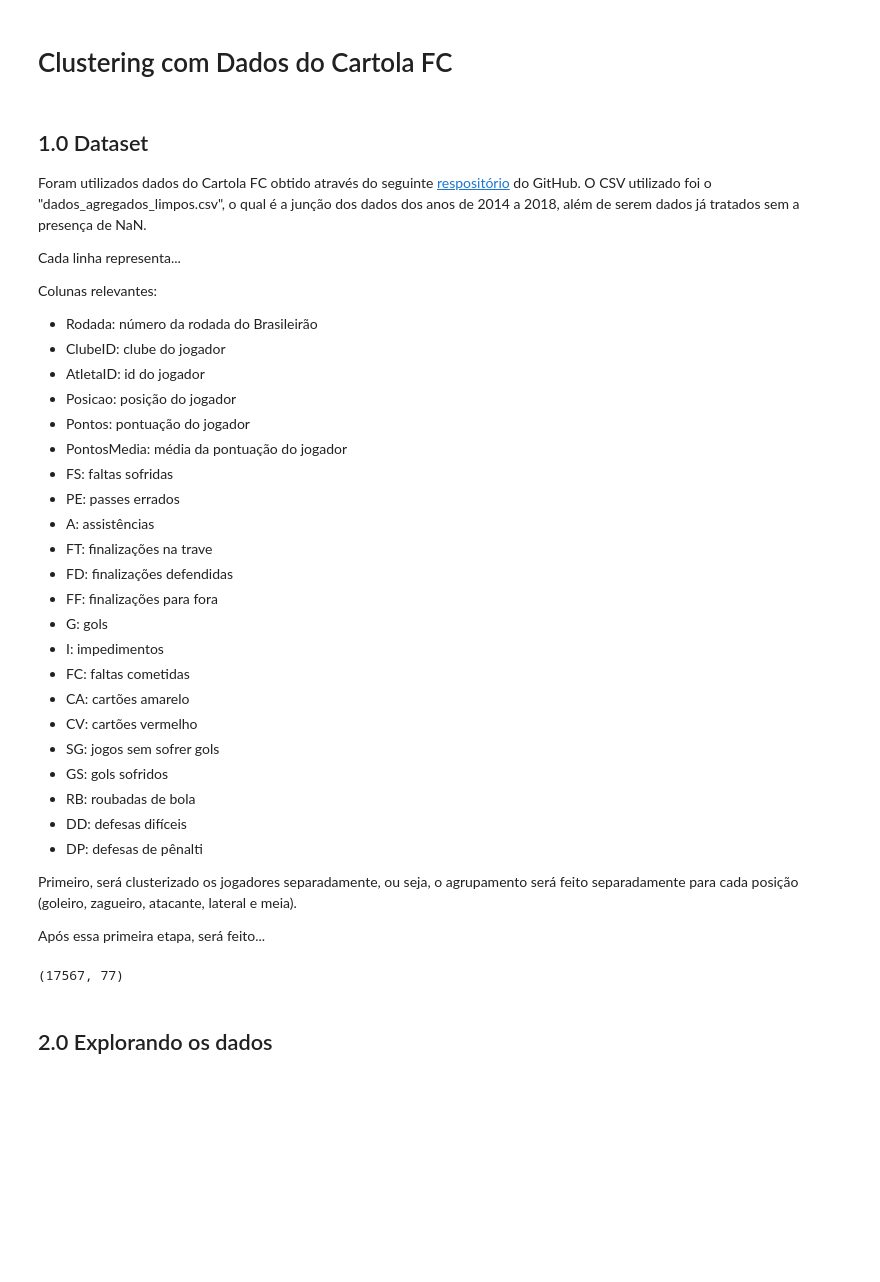
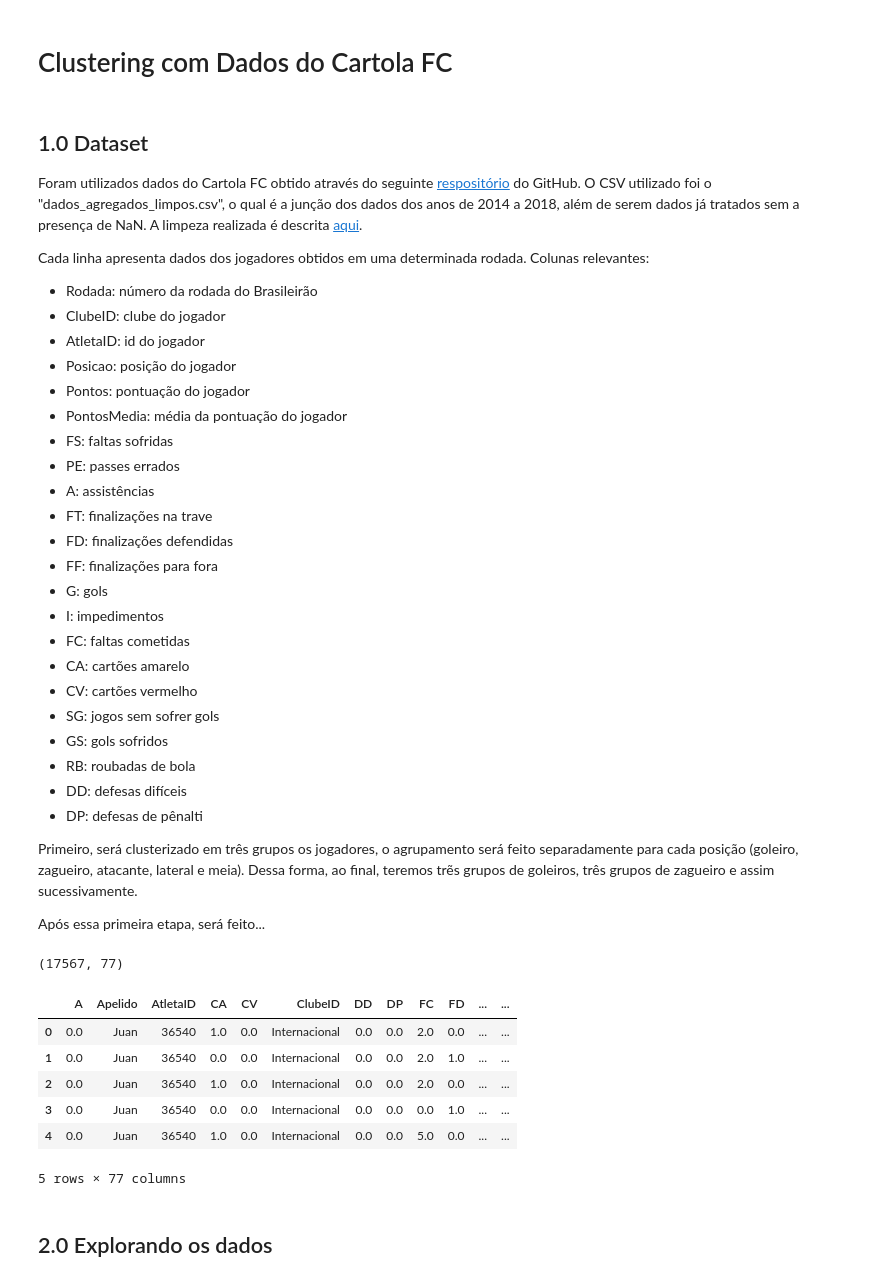
Before and after one commit to AndressaStefany/ClusteringAndCaRtola, a Jupyter notebook: Clustering.ipynb, the cells around one changed output. Drawn from its saved outputs; the diff is of its cells as text; code cells hidden in the pictures; blank space fills up the shorter version.

```diff
--- a/Clustering.ipynb
+++ b/Clustering.ipynb
@@ -3,11 +3,9 @@
 # %% [markdown]
 ## 1.0 Dataset
 
-Foram utilizados dados do Cartola FC obtido através do seguinte [respositório](https://github.com/henriquepgomide/caRtola) do GitHub. O CSV utilizado foi o "dados_agregados_limpos.csv", o qual é a junção dos dados dos anos de 2014 a 2018, além de serem dados já tratados sem a presença de NaN.
+Foram utilizados dados do Cartola FC obtido através do seguinte [respositório](https://github.com/henriquepgomide/caRtola) do GitHub. O CSV utilizado foi o "dados_agregados_limpos.csv", o qual é a junção dos dados dos anos de 2014 a 2018, além de serem dados já tratados sem a presença de NaN. A limpeza realizada é descrita [aqui](https://github.com/henriquepgomide/caRtola/blob/master/src/python/An%C3%A1lise%20dos%20Dados.ipynb).
 
-Cada linha representa...
-
-Colunas relevantes:
+Cada linha apresenta dados dos jogadores obtidos em uma determinada rodada. Colunas relevantes:
 - Rodada: número da rodada do Brasileirão
 - ClubeID: clube do jogador
 - AtletaID: id do jogador
@@ -31,7 +29,7 @@ Colunas relevantes:
 - DD: defesas difíceis
 - DP: defesas de pênalti
 
-Primeiro, será clusterizado os jogadores separadamente, ou seja, o agrupamento será feito separadamente para cada posição (goleiro, zagueiro, atacante, lateral e meia).
+Primeiro, será clusterizado em três grupos os jogadores, o agrupamento será feito separadamente para cada posição (goleiro, zagueiro, atacante, lateral e meia). Dessa forma, ao final, teremos trẽs grupos de goleiros, três grupos de zagueiro e assim sucessivamente.
 
 Após essa primeira etapa, será feito...
 # %%
@@ -42,6 +40,16 @@ dados_agregados = pd.read_csv('dados_agregados_limpos.csv')
 dados_agregados.shape
 # %% [output]
 (17567, 77)
+# %%
+dados_agregados.head()
+# %% [output]
+|  | A | Apelido | AtletaID | CA | CV | ClubeID | DD | DP | FC | FD | ... | ... |
+| 0 | 0.0 | Juan | 36540 | 1.0 | 0.0 | Internacional | 0.0 | 0.0 | 2.0 | 0.0 | ... | ... |
+| 1 | 0.0 | Juan | 36540 | 0.0 | 0.0 | Internacional | 0.0 | 0.0 | 2.0 | 1.0 | ... | ... |
+| 2 | 0.0 | Juan | 36540 | 1.0 | 0.0 | Internacional | 0.0 | 0.0 | 2.0 | 0.0 | ... | ... |
+| 3 | 0.0 | Juan | 36540 | 0.0 | 0.0 | Internacional | 0.0 | 0.0 | 0.0 | 1.0 | ... | ... |
+| 4 | 0.0 | Juan | 36540 | 1.0 | 0.0 | Internacional | 0.0 | 0.0 | 5.0 | 0.0 | ... | ... |
+5 rows × 77 columns
 # %% [markdown]
 ## 2.0 Explorando os dados
 # %% [markdown]
```
Also changed, not shown: parts of 10 cells of this notebook.
